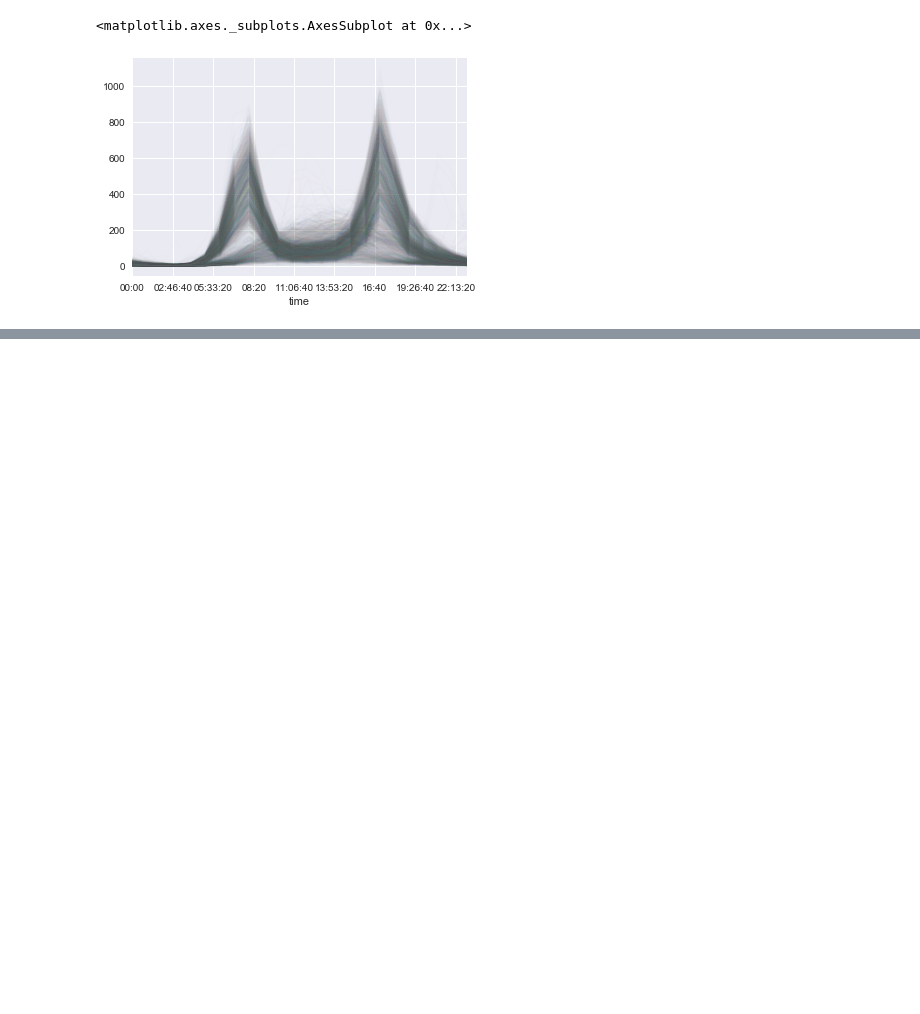
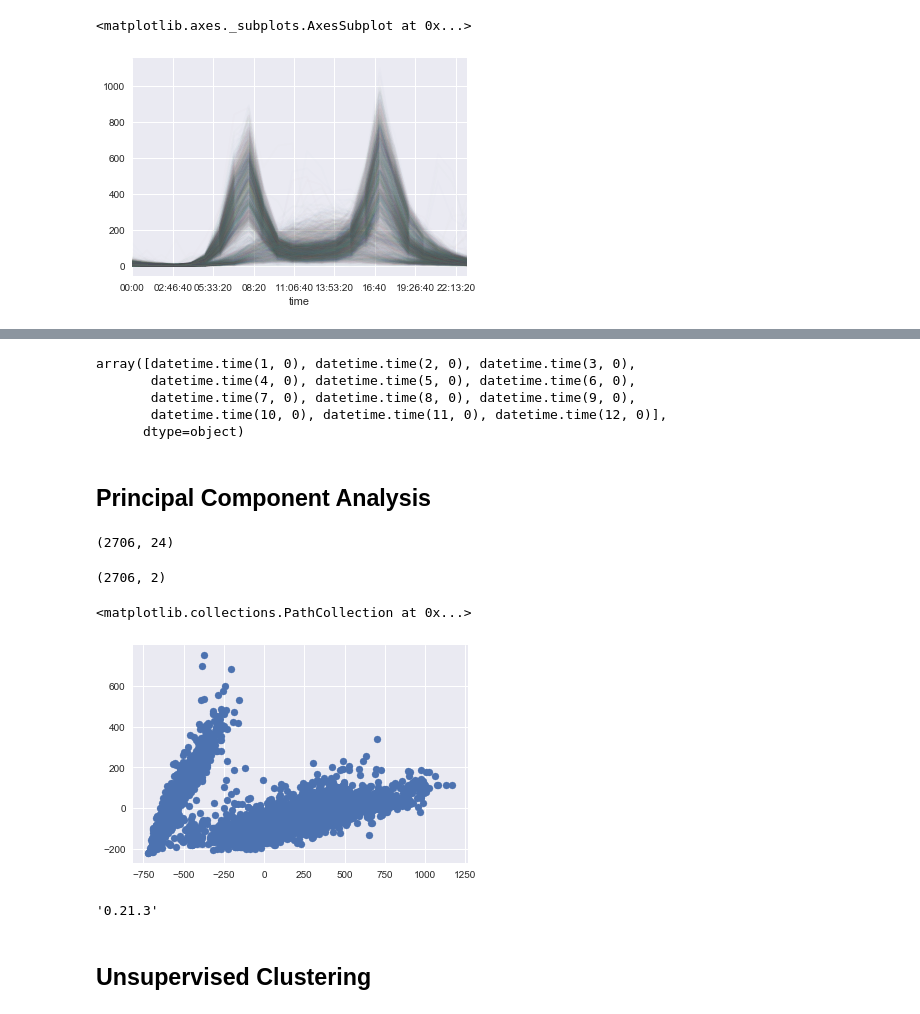
Before and after one commit to auzundal/JuypterWorkflow, a Jupyter notebook: WeatherAnalysis.ipynb, the cells around one changed output, grey strips where cells are left out. Cells and saved outputs as stored; diff of their text form; code cells hidden in the pictures; blank space fills up the shorter version.

```diff
--- a/WeatherAnalysis.ipynb
+++ b/WeatherAnalysis.ipynb
@@ -30,0 +18,35 @@ data.plot()
+# %%
+import os
+from urllib.request import urlretrieve
+
+FREMONT_URL = 'https://data.seattle.gov/api/views/65db-xm6k/rows.csv?accessType=DOWNLOAD'
+
+def get_fremont_data(filename='Fremont.csv',url=FREMONT_URL,force_download=True):
+
+    """Download and cash the fremont data
+
+    Parameters
+    --------------
+    filename : string (optional)
+        location save the data
+    url : string (optional)
+        web location of the data
+    force_download : bool (optional)
+        if True, redownload of data
+
+    Returns
+    ---------------
+    data : Pandas.DatFrame
+            The fremont bridge data
+
+    """
+
+    if force_download or not os.path.exists(filename):
+        urlretrieve(url,filename)
+    data = pd.read_csv('Fremont.csv', index_col='Date', parse_dates=True)
+    pd.to_datetime(data.index, format='%m/%d/%Y %H:%M:%S %p')
+    data.columns = ['Total','West','East']
+    return data
+# %%
+data = get_fremont_data()
+data.head()
@@ -61,0 +127,31 @@ pivoted.plot(legend=False, alpha = 0.01)
+# %%
+np.unique(data.index.time)
+# %% [output]
+array([datetime.time(1, 0), datetime.time(2, 0), datetime.time(3, 0),
+       datetime.time(4, 0), datetime.time(5, 0), datetime.time(6, 0),
+       datetime.time(7, 0), datetime.time(8, 0), datetime.time(9, 0),
+       datetime.time(10, 0), datetime.time(11, 0), datetime.time(12, 0)],
+      dtype=object)
+# %% [markdown]
+## Principal Component Analysis
+# %%
+X = pivoted.fillna(0).T.values
+X.shape
+# %% [output]
+(2706, 24)
+# %%
+X2 = PCA(2, svd_solver='full').fit_transform(X)
+X2.shape
+# %% [output]
+(2706, 2)
+# %%
+plt.scatter(X2[:, 0], X2[:, 1])
+# %% [output]
+<matplotlib.collections.PathCollection at 0x...>
+[figure, added]
+# %%
+sklearn.__version__
+# %% [output]
+'0.21.3'
+# %% [markdown]
+## Unsupervised Clustering
```
Also changed, not shown: parts of 19 cells of this notebook.
